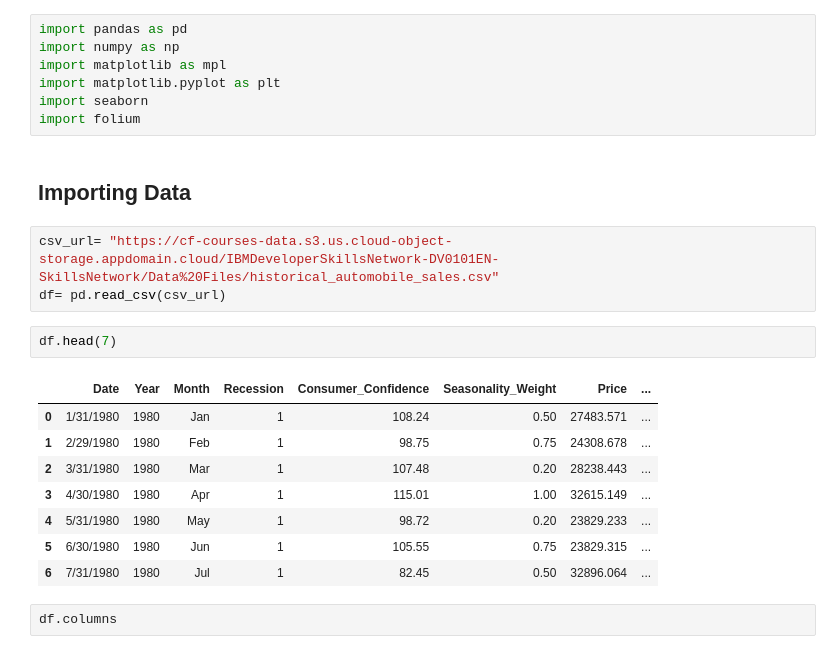
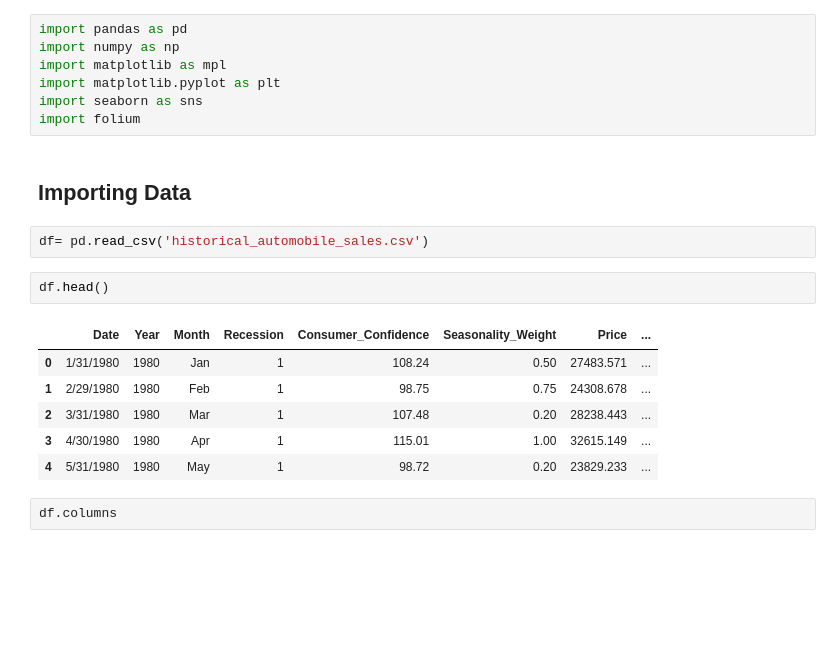
Before and after one commit to mertgenc0/IBM-AutmobileSales-Visualisation, a Jupyter notebook: IBMFinalAsigment1.ipynb, the cells around one changed output. Saved outputs shown, nothing was run; the diff lists cells and outputs as text; blank space fills up the shorter version.

```diff
--- a/IBMFinalAsigment1.ipynb
+++ b/IBMFinalAsigment1.ipynb
@@ -3,24 +3,21 @@ import pandas as pd
 import numpy as np
 import matplotlib as mpl
 import matplotlib.pyplot as plt
-import seaborn
+import seaborn as sns
 import folium
 # %% [markdown]
 ## Importing Data
 # %%
-csv_url= "https://cf-courses-data.s3.us.cloud-object-storage.appdomain.cloud/IBMDeveloperSkillsNetwork-DV0101EN-SkillsNetwork/Data%20Files/historical_automobile_sales.csv"
-df= pd.read_csv(csv_url)
+df= pd.read_csv('historical_automobile_sales.csv')
 # %%
-df.head(7)
+df.head()
 # %% [output]
 |  | Date | Year | Month | Recession | Consumer_Confidence | Seasonality_Weight | Price | ... |
 | 0 | 1/31/1980 | 1980 | Jan | 1 | 108.24 | 0.50 | 27483.571 | ... |
 | 1 | 2/29/1980 | 1980 | Feb | 1 | 98.75 | 0.75 | 24308.678 | ... |
 | 2 | 3/31/1980 | 1980 | Mar | 1 | 107.48 | 0.20 | 28238.443 | ... |
 | 3 | 4/30/1980 | 1980 | Apr | 1 | 115.01 | 1.00 | 32615.149 | ... |
 | 4 | 5/31/1980 | 1980 | May | 1 | 98.72 | 0.20 | 23829.233 | ... |
-| 5 | 6/30/1980 | 1980 | Jun | 1 | 105.55 | 0.75 | 23829.315 | ... |
-| 6 | 7/31/1980 | 1980 | Jul | 1 | 82.45 | 0.50 | 32896.064 | ... |
 # %%
 df.columns
 # %% [output]
```
Also changed, not shown: parts of 9 cells of this notebook, 2 other files.
